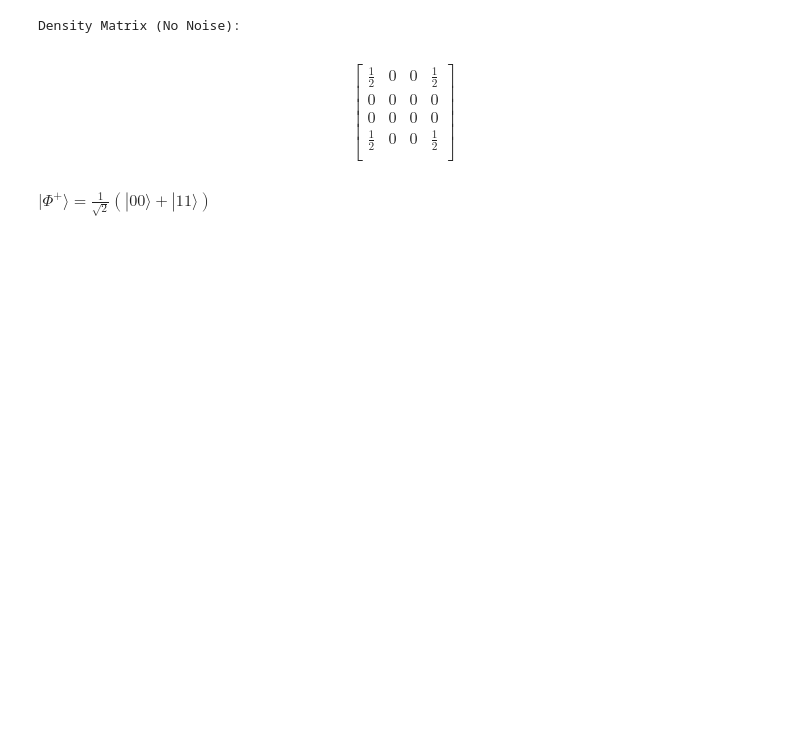
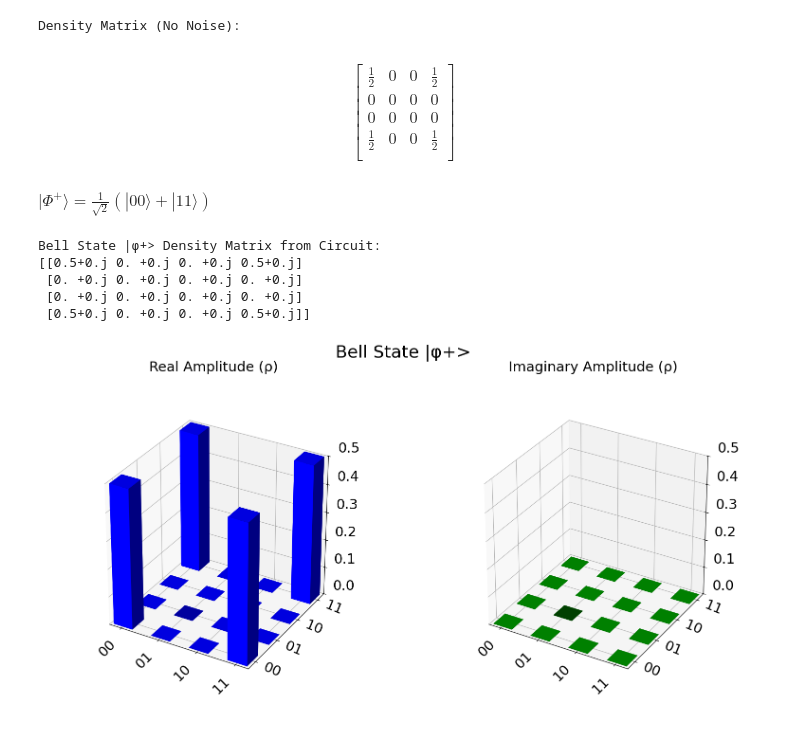
Before and after one commit to sevetseh28/quantum_studies, a Jupyter notebook: quantum-studies/src/quantum_studies/qiskit_circuits/quantum_info/density_matrix_noise_bell_state.ipynb, the cells around one changed output. Drawn from its saved outputs; the diff is of its cells as text; code cells hidden in the pictures; blank space fills up the shorter version.

```diff
--- a/quantum-studies/src/quantum_studies/qiskit_circuits/quantum_info/density_matrix_noise_bell_state.ipynb
+++ b/quantum-studies/src/quantum_studies/qiskit_circuits/quantum_info/density_matrix_noise_bell_state.ipynb
@@ -9,23 +9,35 @@ def create_bell_circuit():
     return qc
 
 qc_bell = create_bell_circuit()
-psi = DensityMatrix(qc_bell)
+psi_plus = DensityMatrix(qc_bell)
 
 print("Density Matrix (No Noise):")
-psi.draw('latex')
+psi_plus.draw('latex')
 # %% [output]
 Density Matrix (No Noise):
 $$
 \begin{bmatrix}
-\tfrac{1}{2} & 0 & 0 & \tfrac{1}{2}  \\
+\frac{1}{2} & 0 & 0 & \frac{1}{2}  \\
  0 & 0 & 0 & 0  \\
  0 & 0 & 0 & 0  \\
- \tfrac{1}{2} & 0 & 0 & \tfrac{1}{2}  \\
+ \frac{1}{2} & 0 & 0 & \frac{1}{2}  \\
  \end{bmatrix}
 $$
 # %% [markdown]
 $|\Phi^+\rangle = \frac{1}{\sqrt{2}}(|00\rangle + |11\rangle)$
 # %%
-from qiskit.providers.aer.noise import NoiseModel, depolarizing_error
 
-error_channel = depolarizing_error(0.1, 2) # Create a depolarizing error with 10% probability
+from qiskit.visualization import plot_state_city
+
+print("Bell State |φ+> Density Matrix from Circuit:")
+print(psi_plus.data)
+
+psi_plus_statevector = psi_plus.to_statevector()
+plot_state_city(psi_plus, title="Bell State |φ+>", color=["blue", "green"])
+# %% [output]
+Bell State |φ+> Density Matrix from Circuit:
+[[0.5+0.j 0. +0.j 0. +0.j 0.5+0.j]
+ [0. +0.j 0. +0.j 0. +0.j 0. +0.j]
+ [0. +0.j 0. +0.j 0. +0.j 0. +0.j]
+ [0.5+0.j 0. +0.j 0. +0.j 0.5+0.j]]
+[figure, added]
```
Also changed, not shown: parts of 1 cell of this notebook, 5 other files.
